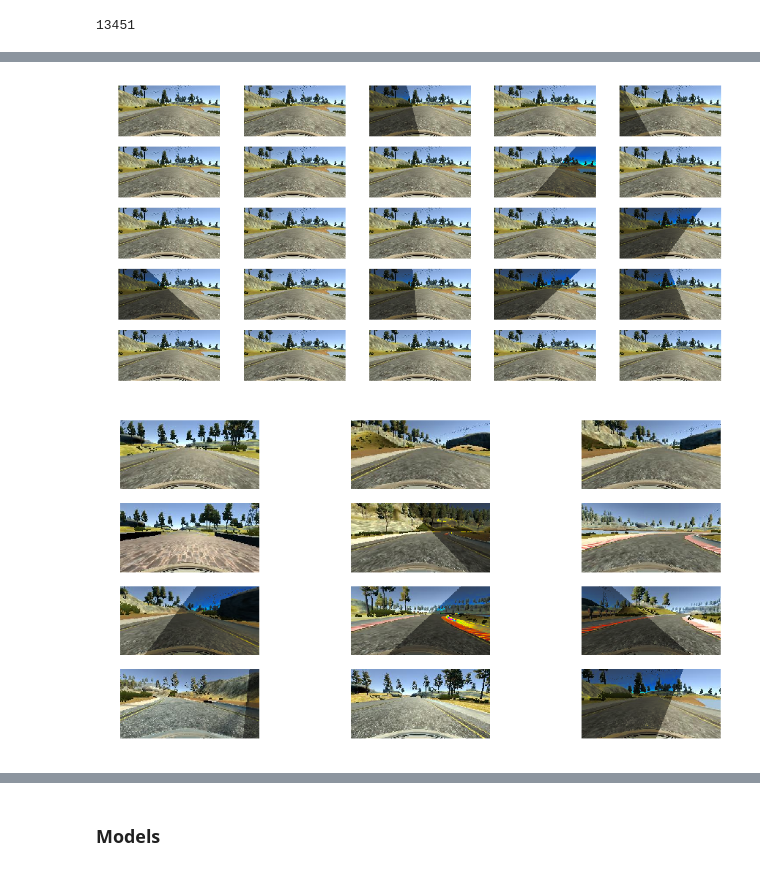
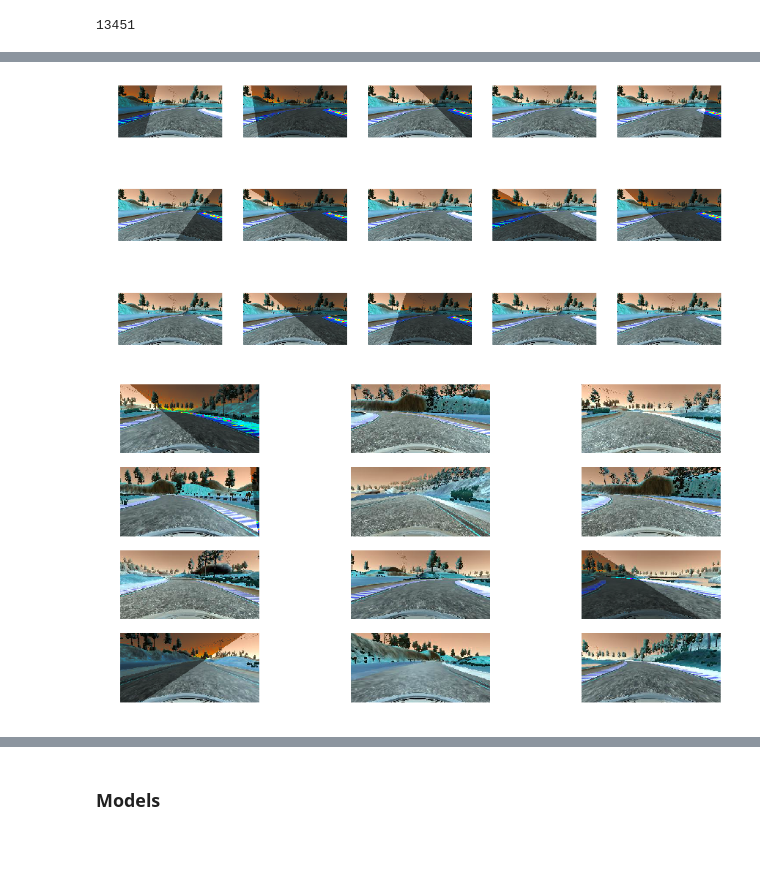
Before and after one commit to hl395/steer-prediction, a Jupyter notebook: p3-behavioural-cloning.ipynb, the cells around one changed output, grey strips where cells are left out. Drawn from its saved outputs; the diff is of its cells as text; code cells hidden in the pictures.

```diff
--- a/p3-behavioural-cloning.ipynb
+++ b/p3-behavioural-cloning.ipynb
@@ -74,12 +74,13 @@ plt.show()
 # determine keep probability for each bin: if below avg_samples_per_bin, keep all; otherwise keep prob is proportional
 # to number of samples above the average, so as to bring the number of samples for that bin down to the average
 keep_probs = []
-target = avg_samples_per_bin * .5
+# target = avg_samples_per_bin
+target = avg_samples_per_bin * 0.6
 for i in range(num_bins):
     if hist[i] < target:
-        keep_probs.append(1.)
+        keep_probs.append(1.0)
     else:
-        keep_probs.append(1./(hist[i]/target))
+        keep_probs.append(1.0/(hist[i]/target))
 remove_list = []
 for i in range(len(angles)):
     for j in range(num_bins):
@@ -110,5 +111,5 @@ Samples:  2648
 # %%
-def balance_data(samples, visulization_flag ,N=60, K=0,  bins=50):
+def balance_data(samples, visulization_flag ,N=50, K=1,  bins=60):
     """ Crop the top part of the steering angle histogram, by removing some images belong to those steering angels
 
     :param images: images arrays
@@ -327,37 +373,37 @@ plotBrightness(samples)
 # %%
 
 def plotShadow(samples):
     shuffle(samples)
     num_samples = len(samples)
 
     plot_index = random.randint(0, num_samples)
     sample = samples[plot_index]
     name = sample[0]
-    image = mpimg.imread(name)
+    image = cv2.imread(name)
     plt.figure(figsize=(16,8))
-    for i in range(25):
+    for i in range(15):
         image1 = add_random_shadow(image)
-        plt.subplot(5,5,i+1)
+        plt.subplot(3,5,i+1)
         plt.imshow(image1)
         plt.axis('off')
 
 
 
     plt.figure(figsize=(16,8))
     for i in range(12):
         plot_index = random.randint(0, num_samples)
         sample = samples[plot_index]
         name = sample[0]
-        image = mpimg.imread(name)
+        image = cv2.imread(name)
         image1 = add_random_shadow(image)
         plt.subplot(4,3,i+1)
         plt.imshow(image1)
         plt.axis('off')
 
 plotShadow(samples)
 # %% [output]
-[figure, old version]
+[figure, new version]
-[figure, old version]
+[figure, new version]
 # %%
 
 def plotTransImage(samples):
```
Also changed, not shown: parts of 10 cells of this notebook.
